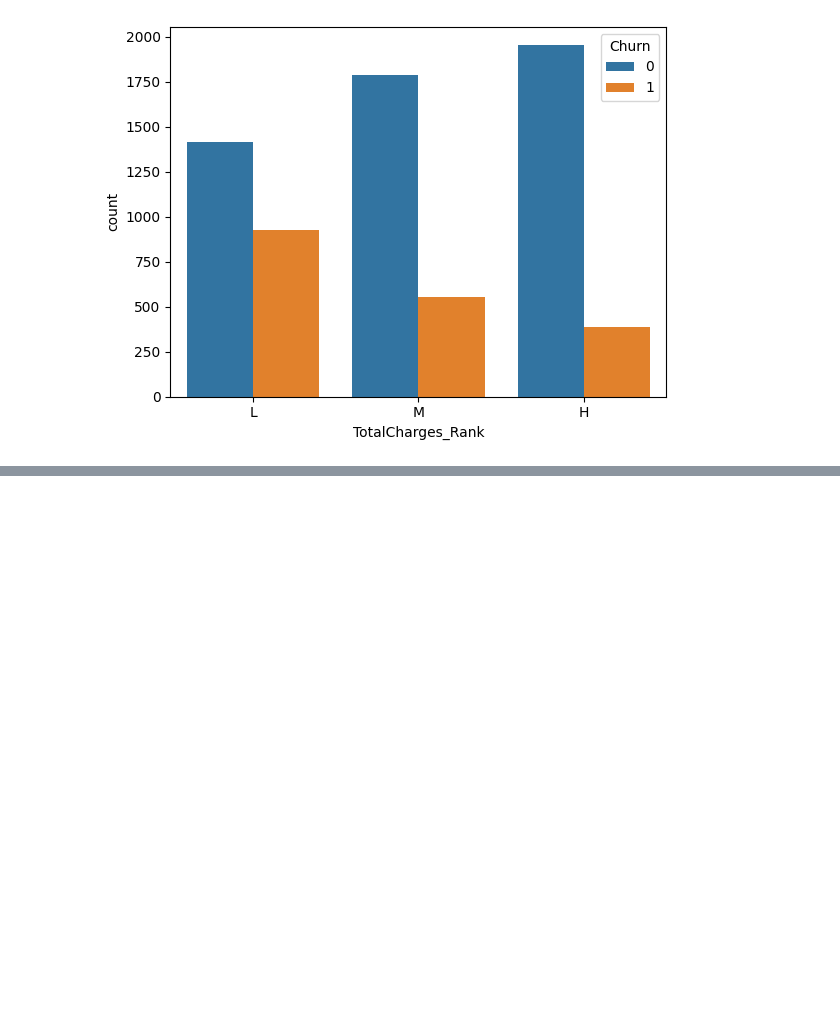
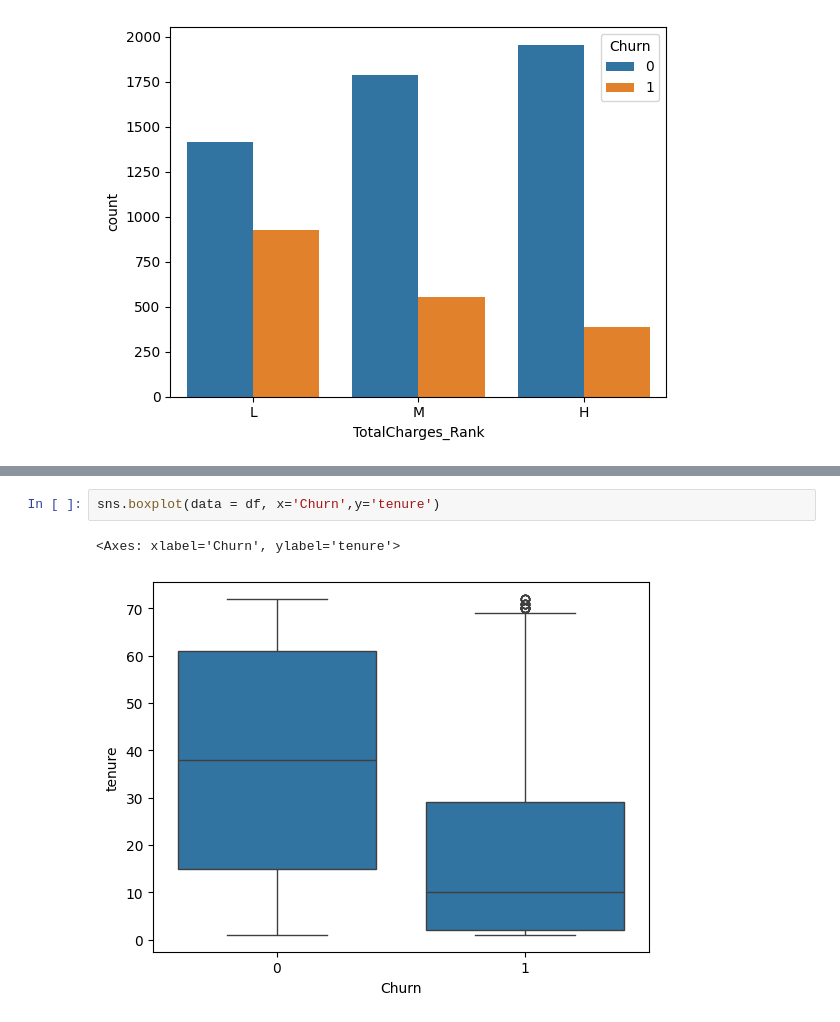
Before and after one commit to Raewon12/pandas-data-analysis, a Jupyter notebook: part5/EDA/telecom.ipynb, the cells around one changed output, grey strips where cells are left out. Drawn from its saved outputs; the diff is of its cells as text; blank space fills up the shorter version.

```diff
--- a/part5/EDA/telecom.ipynb
+++ b/part5/EDA/telecom.ipynb
@@ -145,0 +168,5 @@ sns.countplot(data=df, x='TotalCharges_Rank',hue='Churn')
+# %%
+sns.boxplot(data = df, x='Churn',y='tenure')
+# %% [output]
+<Axes: xlabel='Churn', ylabel='tenure'>
+[figure, added]
```
Also changed, not shown: parts of 11 cells of this notebook.
